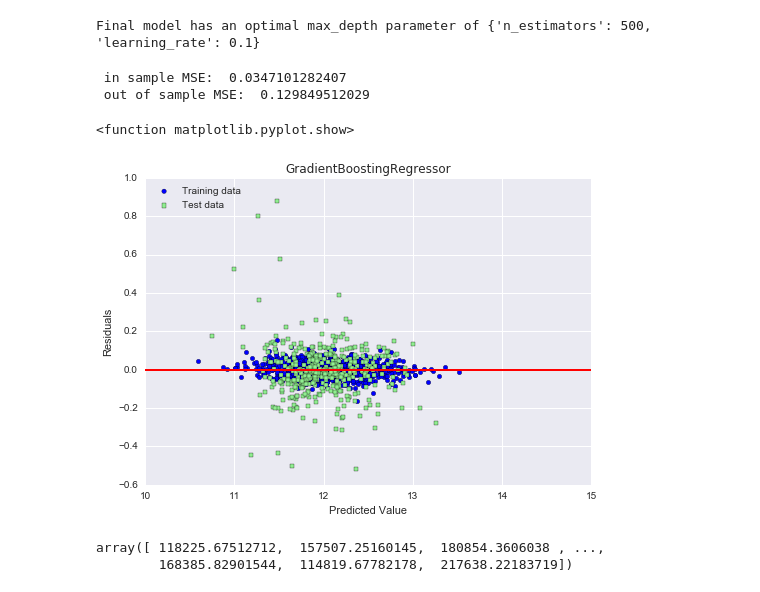
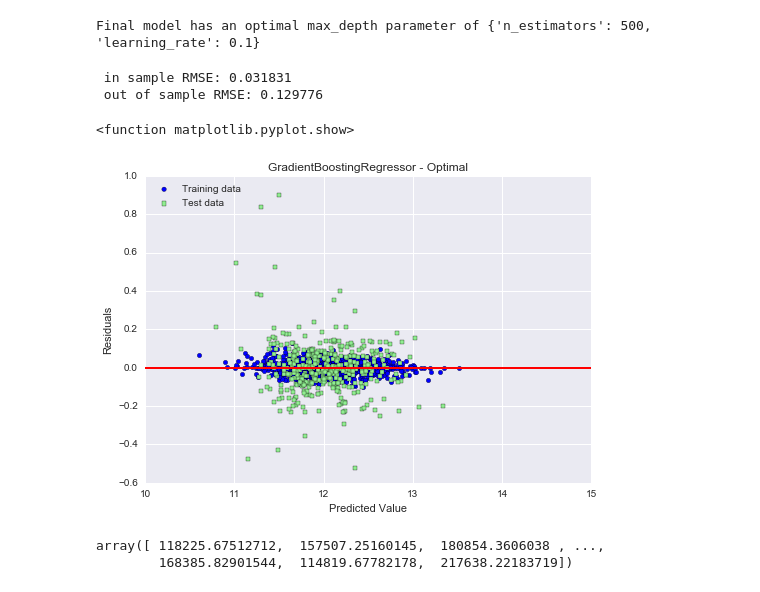
Before and after one commit to YashiKate/house_price, a Jupyter notebook: house_price_Yan.ipynb, the cells around one changed output. Cells and saved outputs as stored; diff of their text form; code cells hidden in the pictures.

```diff
--- a/house_price_Yan.ipynb
+++ b/house_price_Yan.ipynb
@@ -774,29 +831,31 @@ print "Final model has an optimal max_depth parameter of", gbr_optimal.best_para
 # %% [output]
 Final model has an optimal max_depth parameter of {'n_estimators': 500, 'learning_rate': 0.1}
 # %%
+X_train, X_test, y_train, y_test = train_test_split(all_data_X, all_data_y, test_size = 0.3, random_state = 101)
+
 gbr_optimal = GradientBoostingRegressor(n_estimators = 500, learning_rate = 0.1, random_state = 101)
-gbr_optimal = gbr_optimal.fit(X_train[selected_features], y_train)
+gbr_optimal = gbr_optimal.fit(X_train, y_train)
 
-y_train_pred = gbr_optimal.predict(X_train[selected_features])
-y_test_pred = gbr_optimal.predict(X_test[selected_features])
+y_train_pred = gbr_optimal.predict(X_train)
+y_test_pred = gbr_optimal.predict(X_test)
 
-print " in sample RMSE: ", performance_metrics(y_train, y_train_pred)
-print " out of sample RMSE: ", performance_metrics(y_test, y_test_pred)
+print " in sample RMSE: %.6f" %performance_metrics(y_train, y_train_pred)
+print " out of sample RMSE: %.6f " %performance_metrics(y_test, y_test_pred)
 
 pl.scatter(y_train_pred, y_train_pred - y_train, c = 'blue', marker = 'o', label = 'Training data')
 pl.scatter(y_test_pred, y_test_pred - y_test, c = 'lightgreen', marker = 's', label = 'Test data')
 pl.xlabel ('Predicted Value')
 pl.ylabel ('Residuals')
 pl.legend(loc = 'upper left')
 pl.hlines(y = 0, xmin = 10, xmax = 15, lw =2, color = 'red')
 pl.xlim([10, 15])
-pl.title('GradientBoostingRegressor')
+pl.title('GradientBoostingRegressor - Optimal')
 pl.show
 # %% [output]
- in sample MSE:  0.0347101282407
- out of sample MSE:  0.129849512029
+ in sample RMSE: 0.031831
+ out of sample RMSE: 0.129776
 <function matplotlib.pyplot.show>
-[figure, old version]
+[figure, new version]
 # %%
 # define functions to reverse the databack to the orignal prices
 def reverse_test_result(pred):
```
Also changed, not shown: parts of 19 cells of this notebook, 1 other file.
